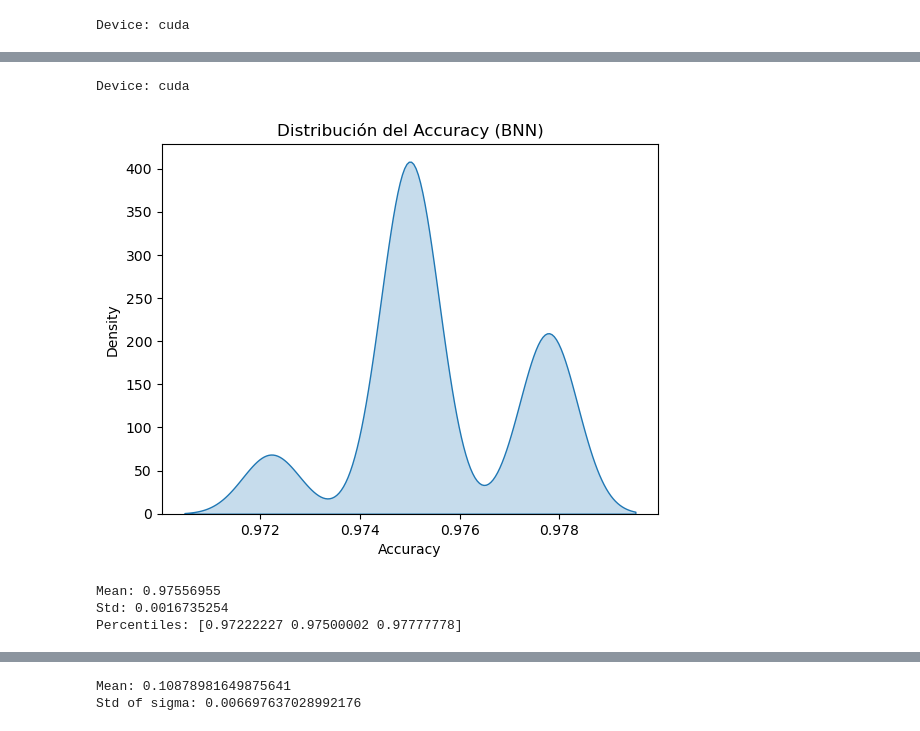
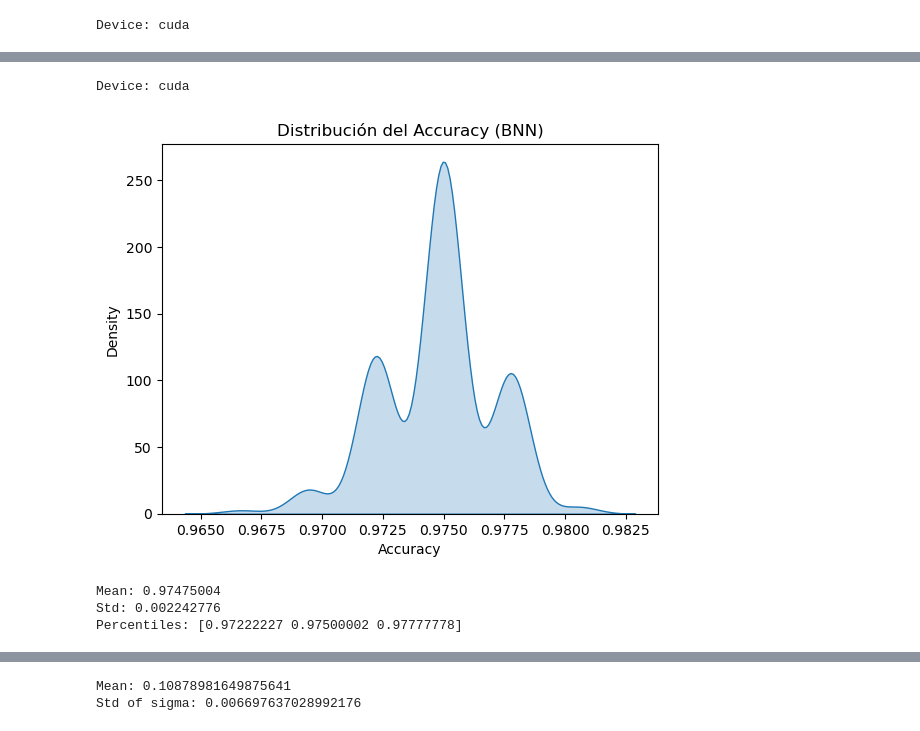
Before and after one commit to yaelrsc/Computaci-n-estad-stica-2026-2, a Jupyter notebook: Stochastic Optimization/SVI.ipynb, the cells around one changed output, grey strips where cells are left out. Saved outputs shown, nothing was run; the diff lists cells and outputs as text; code cells hidden in the pictures.

```diff
--- a/Stochastic Optimization/SVI.ipynb
+++ b/Stochastic Optimization/SVI.ipynb
@@ -174,18 +38,0 @@ Accuracy: 0.9777777791023254
-# %%
-def sample_accuracies(model, X_test, y_test, n_samples=100):
-    model.eval()
-
-    X_test = X_test.to(device)
-    y_test = y_test.to(device)
-
-    accs = []
-
-    with torch.no_grad():
-        for _ in range(n_samples):
-            logits = model(X_test)  # sample de W
-            preds = logits.argmax(dim=1)
-
-            acc = (preds == y_test).float().mean()
-            accs.append(acc.item())
-
-    return accs
@@ -218,6 +54,8 @@ y = data.target
 X_train, X_test, y_train, y_test = train_test_split(
     X, y, test_size=0.2, random_state=42
 )
+
+N = X_train.shape[0]
 
 X_train = torch.tensor(X_train, dtype=torch.float32)
 y_train = torch.tensor(y_train, dtype=torch.long)
@@ -276,16 +114,19 @@ class BayesianLinear(nn.Module):
 
         return out
 
-    def kl_loss(self):
-        def kl(mu, rho):
-            sigma = torch.log1p(torch.exp(rho))
-            return (
+    def kl(self, mu, rho):
+
+        sigma = torch.log1p(torch.exp(rho))
+
+        return (
                 torch.log(self.prior_sigma / sigma)
                 + (sigma**2 + mu**2) / (2 * self.prior_sigma**2)
                 - 0.5
             ).sum()
 
-        return kl(self.weight_mu, self.weight_rho) + kl(self.bias_mu, self.bias_rho)
+    def kl_loss(self):
+
+        return self.kl(self.weight_mu, self.weight_rho) + self.kl(self.bias_mu, self.bias_rho)
 
 
 # =========================
@@ -314,7 +155,7 @@ class BayesianNN(nn.Module):
 # =========================
 # 6. ELBO (multi-sample)
 # =========================
-def elbo_loss(model, x, y, n_samples=1, beta=0.01):
+def elbo_loss(model, x, y, n_samples=1, beta=1e-2):
     logits = model(x, n_samples=n_samples)  # (S, B, C)
 
     S, B, C = logits.shape
@@ -324,11 +165,11 @@ def elbo_loss(model, x, y, n_samples=1, beta=0.01):
     logits_flat = logits.reshape(S * B, C)
     y_flat = y_expand.reshape(S * B)
 
-    nll = F.cross_entropy(logits_flat, y_flat, reduction='sum') / S
+    nll = F.cross_entropy(logits_flat, y_flat, reduction='mean')
 
     kl = model.kl_loss()
 
-    loss = nll + beta * kl/B
+    loss = nll*(N/B) + beta * kl
 
     return loss
 
@@ -339,7 +180,7 @@ def elbo_loss(model, x, y, n_samples=1, beta=0.01):
 model = BayesianNN(prior_sigma=1.0).to(device)
 optimizer = torch.optim.Adam(model.parameters(), lr=1e-3)
 
-num_epochs = 50
+num_epochs =50
 
 progress_bar = tqdm(total=num_epochs * len(train_loader), desc="Training")
 
@@ -379,36 +220,36 @@ def sample_accuracies(model, X_test, y_test, n_samples=200):
     with torch.no_grad():
         logits = model(X_test, n_samples=n_samples)  # (S, N, C)
         preds = logits.argmax(dim=2)
 
         correct = (preds == y_test.unsqueeze(0))
         accs = correct.float().mean(dim=1)
 
     return accs.cpu().numpy()
 
 
 acc_samples = sample_accuracies(model, X_test, y_test, 200)
 
 
 # =========================
 # 9. Densidad del accuracy
 # =========================
 sns.kdeplot(acc_samples, fill=True)
 plt.xlabel("Accuracy")
 plt.title("Distribución del Accuracy (BNN)")
 plt.show()
 
 
 # =========================
 # 10. Estadísticas
 # =========================
 print("Mean:", np.mean(acc_samples))
 print("Std:", np.std(acc_samples))
 print("Percentiles:", np.percentile(acc_samples, [5, 50, 95]))
 # %% [output]
 Device: cuda
-[figure, old version]
+[figure, new version]
-Mean: 0.97556955
-Std: 0.0016735254
+Mean: 0.97475004
+Std: 0.002242776
 Percentiles: [0.97222227 0.97500002 0.97777778]
 # %%
 class BayesianConv2d(nn.Module):
```
Also changed, not shown: parts of 11 cells of this notebook, 1 other file.
